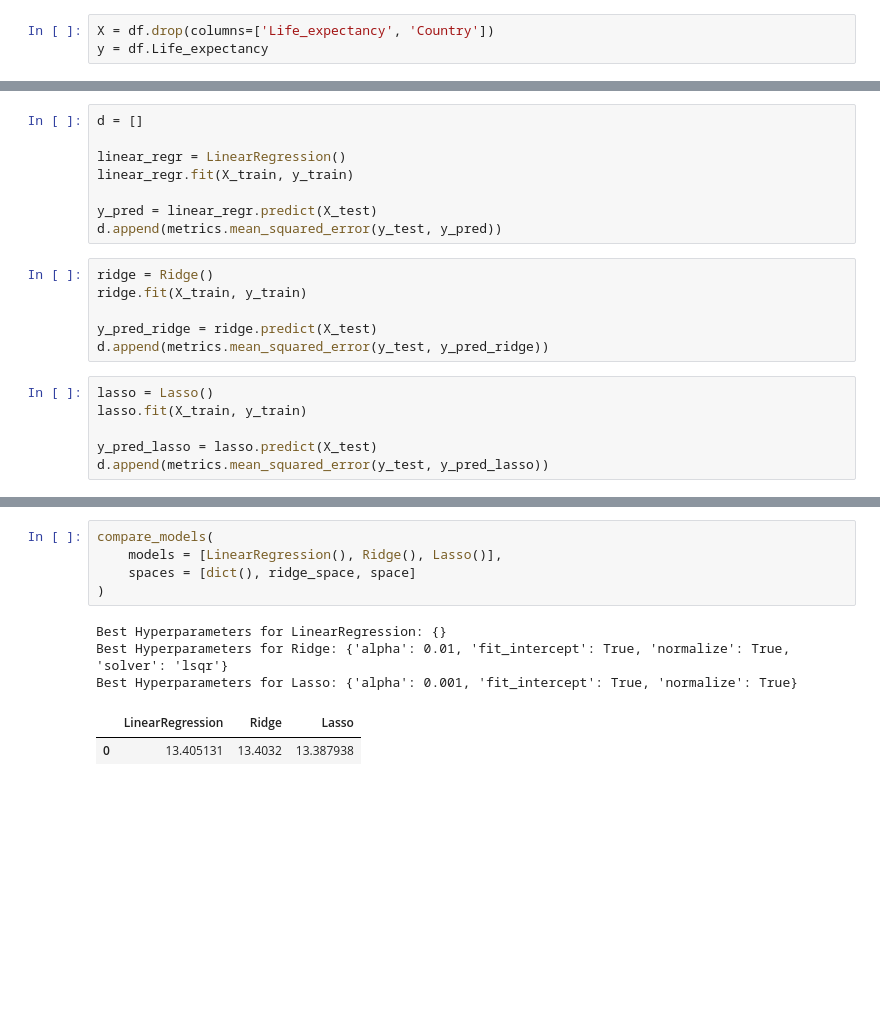
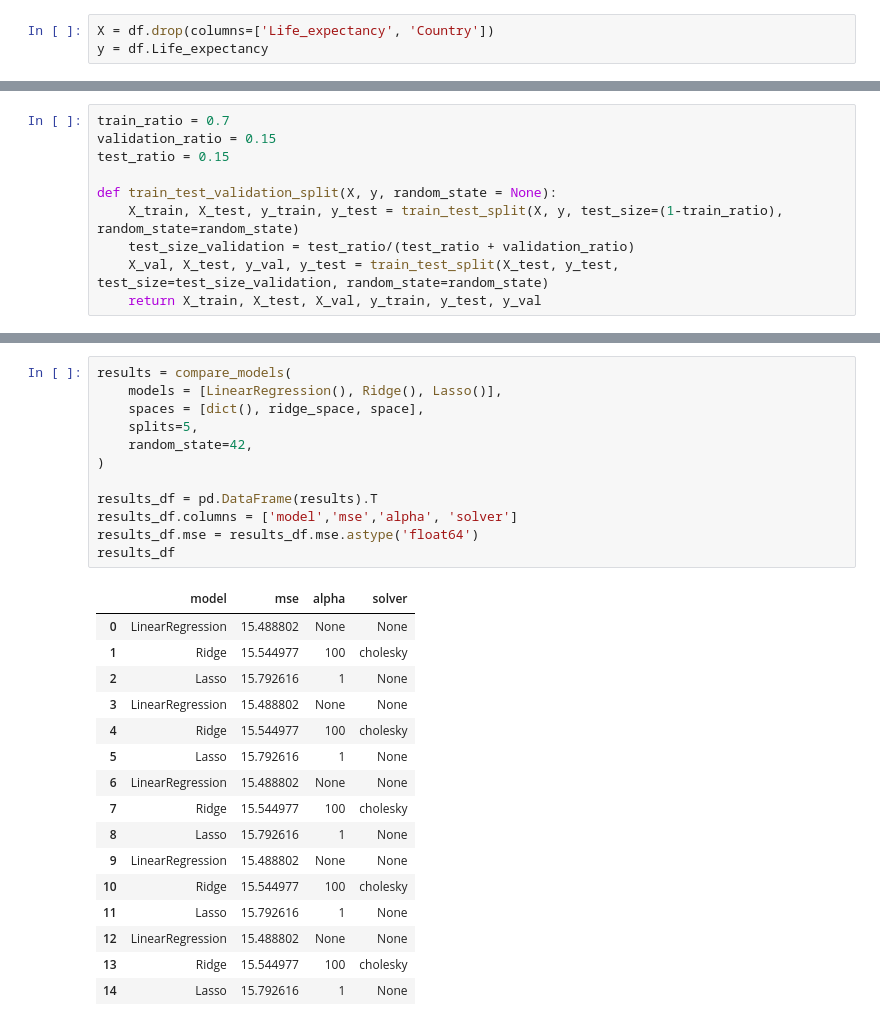
Before and after one commit to parapam/portfolio, a Jupyter notebook: projects/LifeExpectancy/life_expectancy_linear_reg.ipynb, the cells around one changed output, grey strips where cells are left out. Drawn from its saved outputs; the diff is of its cells as text; blank space fills up the shorter version.

Commit message:
Update life_expectancy_linear_reg.ipynb
fix hypertuning;

```diff
--- a/projects/LifeExpectancy/life_expectancy_linear_reg.ipynb
+++ b/projects/LifeExpectancy/life_expectancy_linear_reg.ipynb
@@ -360,20 +357,0 @@ X_train, X_test, y_train, y_test = train_test_split(X, y, random_state=1)
-# %%
-d = []
-
-linear_regr = LinearRegression()
-linear_regr.fit(X_train, y_train)
-
-y_pred = linear_regr.predict(X_test)
-d.append(metrics.mean_squared_error(y_test, y_pred))
-# %%
-ridge = Ridge()
-ridge.fit(X_train, y_train)
-
-y_pred_ridge = ridge.predict(X_test)
-d.append(metrics.mean_squared_error(y_test, y_pred_ridge))
-# %%
-lasso = Lasso()
-lasso.fit(X_train, y_train)
-
-y_pred_lasso = lasso.predict(X_test)
-d.append(metrics.mean_squared_error(y_test, y_pred_lasso))
@@ -387,3 +358,13 @@ mse_df
+# %%
+train_ratio = 0.7
+validation_ratio = 0.15
+test_ratio = 0.15
+
+def train_test_validation_split(X, y, random_state = None):
+    X_train, X_test, y_train, y_test = train_test_split(X, y, test_size=(1-train_ratio), random_state=random_state)
+    test_size_validation = test_ratio/(test_ratio + validation_ratio)
+    X_val, X_test, y_val, y_test = train_test_split(X_test, y_test, test_size=test_size_validation, random_state=random_state)
+    return X_train, X_test, X_val, y_train, y_test, y_val
 # %%
 space = dict()
 space['alpha'] = [1e-5, 1e-4, 1e-3, 1e-2, 1e-1, 1, 10, 100]
@@ -413,11 +399,29 @@ def compare_models(models, spaces, scoring = 'neg_mean_squared_error'):
 # %%
-compare_models(
+results = compare_models(
     models = [LinearRegression(), Ridge(), Lasso()],
-    spaces = [dict(), ridge_space, space]
+    spaces = [dict(), ridge_space, space],
+    splits=5,
+    random_state=42,
 )
+
+results_df = pd.DataFrame(results).T
+results_df.columns = ['model','mse','alpha', 'solver']
+results_df.mse = results_df.mse.astype('float64')
+results_df
 # %% [output]
-Best Hyperparameters for LinearRegression: {}
-Best Hyperparameters for Ridge: {'alpha': 0.01, 'fit_intercept': True, 'normalize': True, 'solver': 'lsqr'}
-Best Hyperparameters for Lasso: {'alpha': 0.001, 'fit_intercept': True, 'normalize': True}
-|  | LinearRegression | Ridge | Lasso |
-| 0 | 13.405131 | 13.4032 | 13.387938 |
+|  | model | mse | alpha | solver |
+| 0 | LinearRegression | 15.488802 | None | None |
+| 1 | Ridge | 15.544977 | 100 | cholesky |
+| 2 | Lasso | 15.792616 | 1 | None |
+| 3 | LinearRegression | 15.488802 | None | None |
+| 4 | Ridge | 15.544977 | 100 | cholesky |
+| 5 | Lasso | 15.792616 | 1 | None |
+| 6 | LinearRegression | 15.488802 | None | None |
+| 7 | Ridge | 15.544977 | 100 | cholesky |
+| 8 | Lasso | 15.792616 | 1 | None |
+| 9 | LinearRegression | 15.488802 | None | None |
+| 10 | Ridge | 15.544977 | 100 | cholesky |
+| 11 | Lasso | 15.792616 | 1 | None |
+| 12 | LinearRegression | 15.488802 | None | None |
+| 13 | Ridge | 15.544977 | 100 | cholesky |
+| 14 | Lasso | 15.792616 | 1 | None |
```
Also changed, not shown: parts of 5 cells of this notebook.
